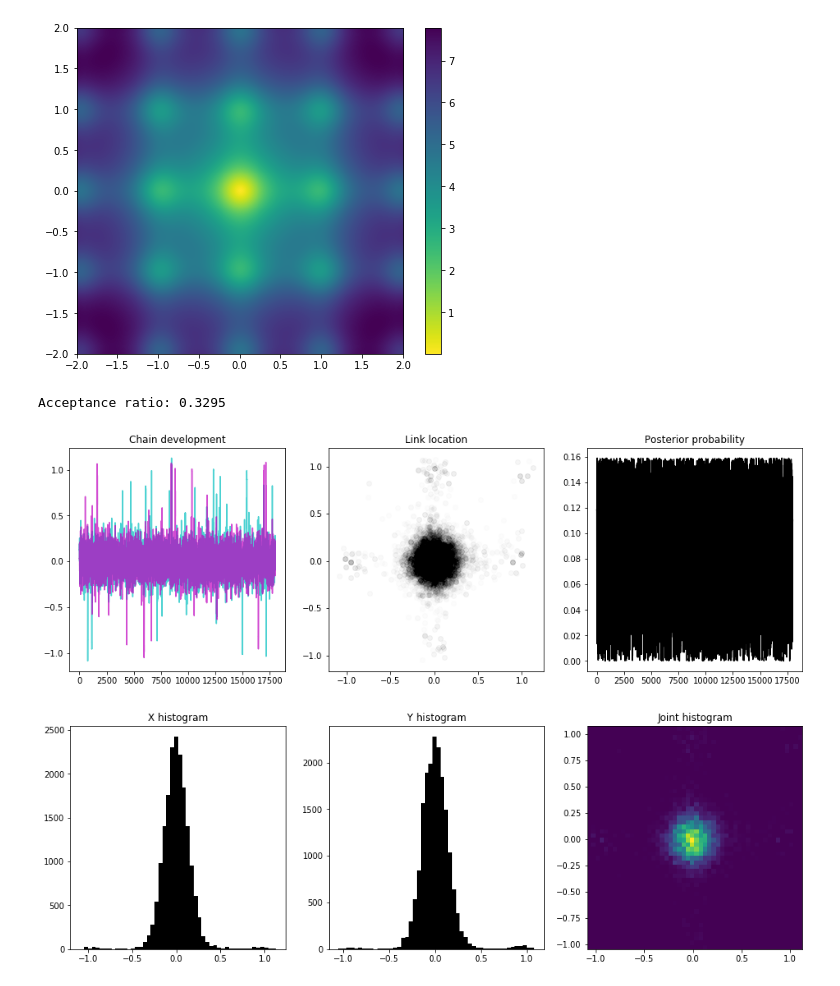
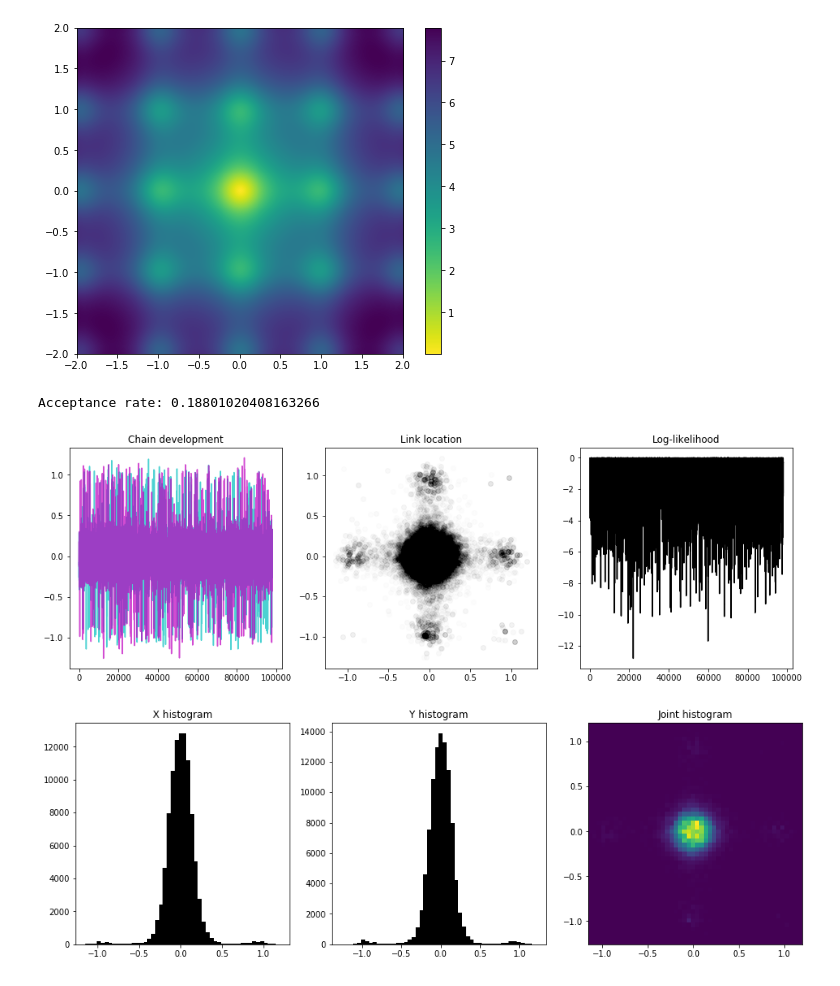
Before and after one commit to mikkelbue/Jupyter-Notebooks, a Jupyter notebook: Rosenbrock and Ackley MCMC.ipynb, the cells around one changed output. Drawn from its saved outputs; the diff is of its cells as text; code cells hidden in the pictures.

```diff
--- a/Rosenbrock and Ackley MCMC.ipynb
+++ b/Rosenbrock and Ackley MCMC.ipynb
@@ -20,7 +25,6 @@ class Link:
         self.prior_scale = prior_scale
         self.likelihood_scale = likelihood_scale
         self.output = self.evaluate()
-        self.posterior = self.compute_posterior()
 
     # The following methods are just placeholders, so that more useful
     # methods can be created with inheritance. The class is set up
@@ -34,23 +38,20 @@ class Link:
     def likelihood(self):
         return 0
 
-    def compute_posterior(self):
+    def posterior(self):
         return self.prior() + self.likelihood()
 # %%
 # Chain implements the preconditioned Crank-Nicolson proposal distribution and standard Metropolis-Hastings MCMC.
 class Chain:
-    def __init__(self, bounds, prior_location, prior_scale, likelihood_scale, proposal_scale, beta_pCN):
+    def __init__(self, prior_scale, likelihood_scale, beta_pCN):
 
         self.beta = beta_pCN
-        self.prior_location = np.array(prior_location)
-        self.prior_scale = np.array(prior_scale)
+        self.prior_location = np.zeros(prior_scale.shape[0])
+        self.prior_scale = prior_scale
         self.likelihood_scale = likelihood_scale
-        self.proposal_scale = proposal_scale
 
-        # Create an initial random link from the bounds supplied to the constructor.
-        initial_parameters = []
-        for b in bounds:
-            initial_parameters += [np.random.uniform(b[0], b[1])]
+        # Create an initial random link from the prior
+        initial_parameters  = np.random.multivariate_normal(self.prior_location, self.prior_scale)
 
         # Create a chain and put the first link in it.
         self.chain = [Link(initial_parameters,
@@ -63,18 +64,18 @@ class Chain:
 
     # preconditioned Crank Nicolson (pCN) proposal is created, based on the previous link.
     def proposal(self, previous_link):
-        return np.sqrt(1 - self.beta**2)*previous_link.params + self.beta*np.random.normal(0, self.proposal_scale)
+        return np.sqrt(1 - self.beta**2)*previous_link.params + self.beta*np.random.multivariate_normal(self.prior_location, self.prior_scale)
 
     # This method implements the standard Metrpolis Hastings MCMC algorithm
     # and extends the chain according to the number of iterations
     def run(self, iterations):
-        for i in range(iterations):
+        for i in tqdm.tqdm(range(iterations)):
             new_proposal = Link(self.proposal(self.chain[-1]),
                                 self.prior_location,
                                 self.prior_scale,
                                 self.likelihood_scale)
 
-            alpha = np.exp(new_proposal.posterior - self.chain[-1].posterior)
+            alpha = np.exp(new_proposal.likelihood() - self.chain[-1].likelihood())
 
             if np.random.random() < alpha:
                 self.chain += [new_proposal]
@@ -190,38 +180,35 @@ class Link(Link):
         return -np.linalg.norm(self.output)**2/(2*self.likelihood_scale)
 # %%
 # All the parameters are set.
-bounds = [(-2, 2), (-2, 2)]
-prior_location = [0, 0]
-prior_scale = [1, 1]
+prior_scale = np.diag([1, 1])
 likelihood_scale = 1
-proposal_scale = [1, 1]
-beta_pCN = 0.25
+beta_pCN = 0.4
 
 # A chain is initialised and run for some iterations
-chain = Chain(bounds, prior_location, prior_scale, likelihood_scale, proposal_scale, beta_pCN)
-chain.run(20000)
+chain = Chain(prior_scale, likelihood_scale, beta_pCN)
+chain.run(100000)
 # %%
 # Set the burnin.
 burnin = 2000
 
 # Print the acceptance ratio.
-print('Acceptance ratio: {}'.format(np.mean(chain.acceptance[burnin:])))
+print('Acceptance rate: {}'.format(np.mean(chain.acceptance[burnin:])))
 
 # Do some more plotting
 x = [i.params[0] for i in chain.chain][burnin:]
 y = [i.params[1] for i in chain.chain][burnin:]
-post_prob = [np.exp(i.posterior) for i in chain.chain][burnin:]
+loglike = [i.likelihood() for i in chain.chain][burnin:]
 
 fig, axs = plt.subplots(1, 3, figsize=(16,5))
 
 xplot = axs[0].plot(x, color = 'c', alpha = 0.7);
 yplot = axs[0].plot(y, color = 'm', alpha = 0.7); axs[0].set_title('Chain development')
 location = axs[1].scatter(x, y, color = 'k', alpha = 0.01); axs[1].set_title('Link location')
-posterior = axs[2].plot(post_prob, color = 'k'); axs[2].set_title('Posterior probability')
+posterior = axs[2].plot(loglike, color = 'k'); axs[2].set_title('Log-likelihood')
 plt.show()
 # %% [output]
-Acceptance ratio: 0.3295
+Acceptance rate: 0.18801020408163266
-[figure, old version]
+[figure, new version]
 # %%
 # More plotting. Histograms!
 fig, axs = plt.subplots(1, 3, figsize=(16,5))
@@ -230,4 +217,4 @@ yhist = axs[1].hist(y, bins = 50, color = 'k'); axs[1].set_title('Y histogram')
 jhist = axs[2].hist2d(x, y, bins = (50, 50)); axs[2].set_title('Joint histogram');
 plt.show()
 # %% [output]
-[figure, old version]
+[figure, new version]
```
Also changed, not shown: parts of 7 cells of this notebook, 3 other files.
